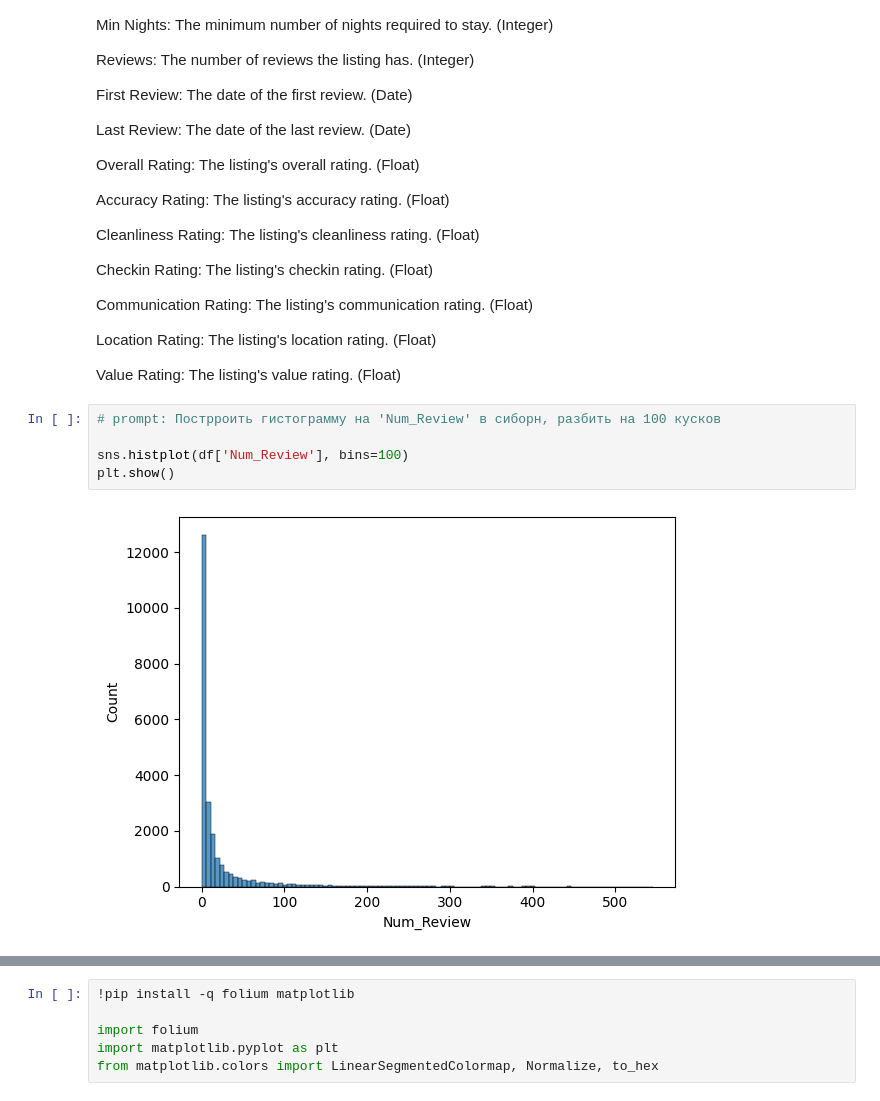
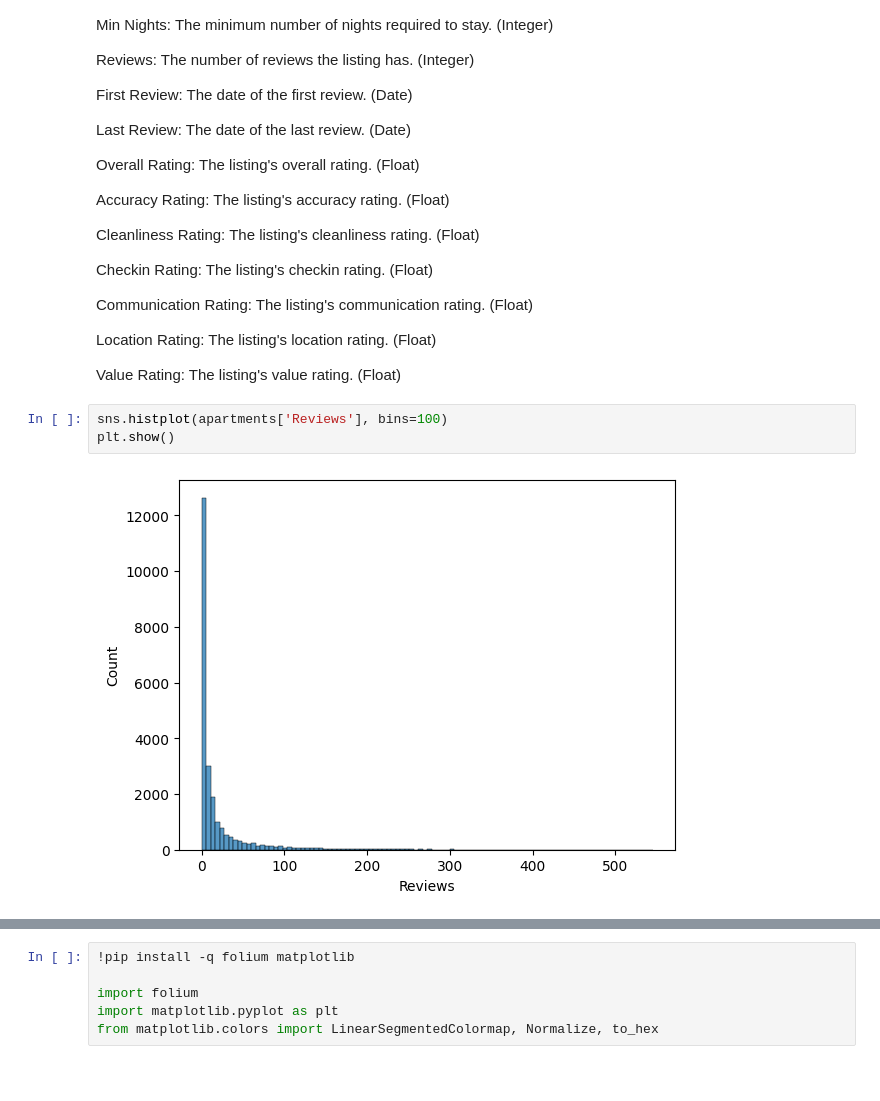
Before and after one commit to IlyaZutler/Cancer-Data, a Jupyter notebook: Карта и точки.ipynb, the cells around one changed output, grey strips where cells are left out. Cells and saved outputs as stored; diff of their text form; blank space fills up the shorter version.

```diff
--- a/Карта и точки.ipynb
+++ b/Карта и точки.ipynb
@@ -210,10 +202,8 @@ Location Rating: The listing's location rating. (Float)
 
 
 Value Rating: The listing's value rating. (Float)
-# %%
-# prompt: Пострроить гистограмму на 'Num_Review' в сиборн, разбить на 100 кусков
-
-sns.histplot(df['Num_Review'], bins=100)
-plt.show()
-# %% [output]
-[figure, removed]
+# %%
+sns.histplot(apartments['Reviews'], bins=100)
+plt.show()
+# %% [output]
+[figure, added]
```
Also changed, not shown: parts of 14 cells of this notebook.
